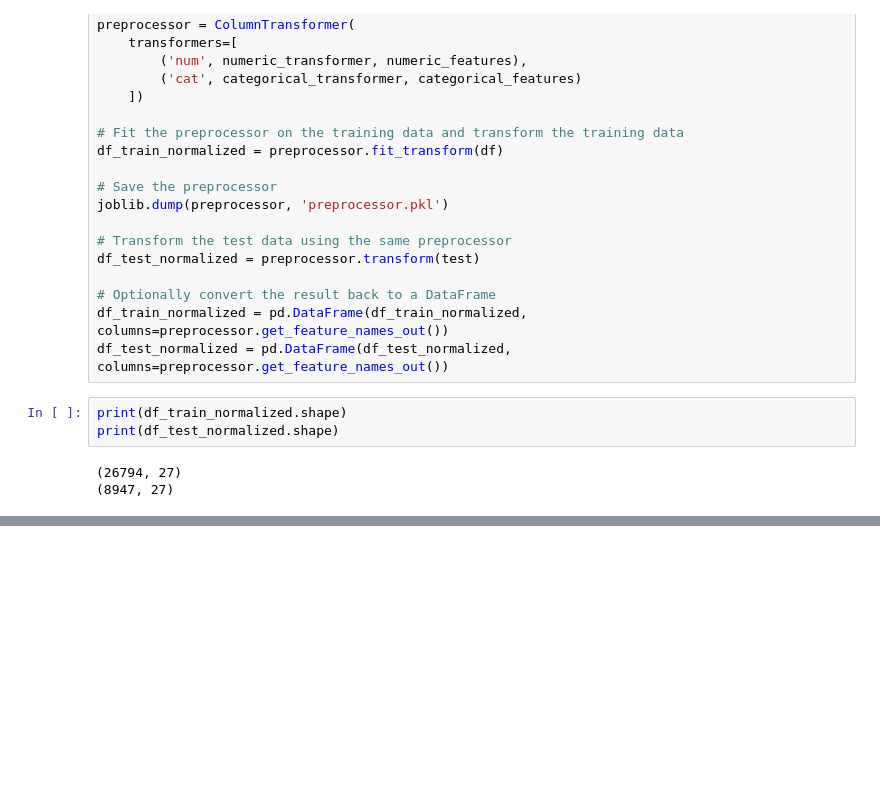
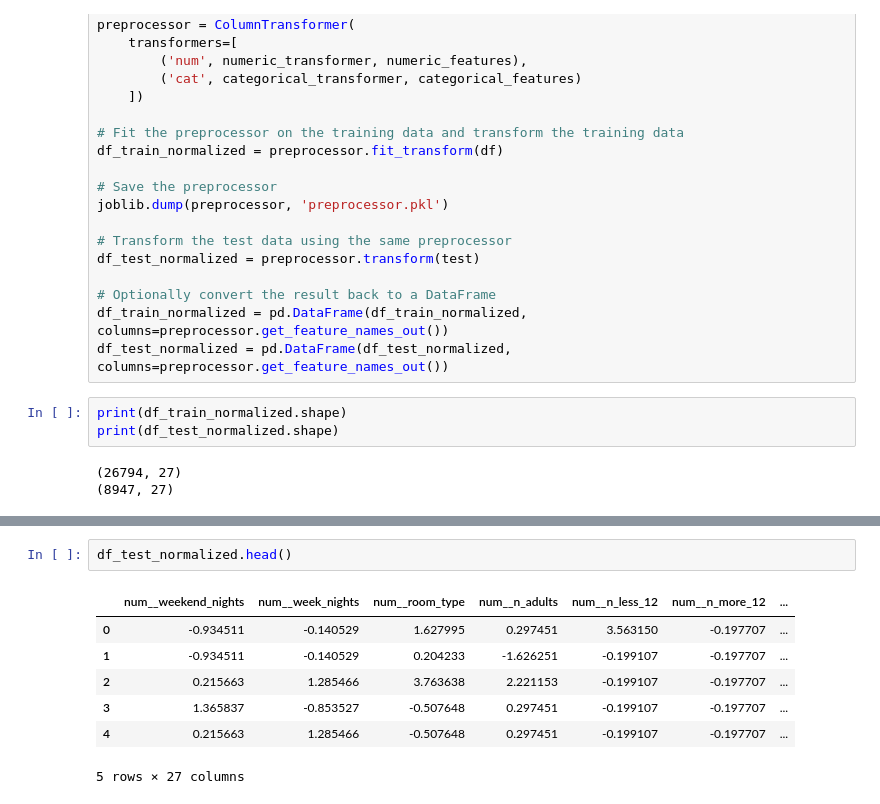
Before and after one commit to almog-sharoni/Data_Mining_Final_Project, a Jupyter notebook: main_notebook.ipynb, the cells around one changed output, grey strips where cells are left out. Drawn from its saved outputs; the diff is of its cells as text; blank space fills up the shorter version.

```diff
--- a/main_notebook.ipynb
+++ b/main_notebook.ipynb
@@ -611,0 +813,10 @@ df.head()
+# %%
+df_test_normalized.head()
+# %% [output]
+|  | num__weekend_nights | num__week_nights | num__room_type | num__n_adults | num__n_less_12 | num__n_more_12 | ... |
+| 0 | -0.934511 | -0.140529 | 1.627995 | 0.297451 | 3.563150 | -0.197707 | ... |
+| 1 | -0.934511 | -0.140529 | 0.204233 | -1.626251 | -0.199107 | -0.197707 | ... |
+| 2 | 0.215663 | 1.285466 | 3.763638 | 2.221153 | -0.199107 | -0.197707 | ... |
+| 3 | 1.365837 | -0.853527 | -0.507648 | 0.297451 | -0.199107 | -0.197707 | ... |
+| 4 | 0.215663 | 1.285466 | -0.507648 | 0.297451 | -0.199107 | -0.197707 | ... |
+5 rows × 27 columns
```
Also changed, not shown: parts of 47 cells of this notebook.
